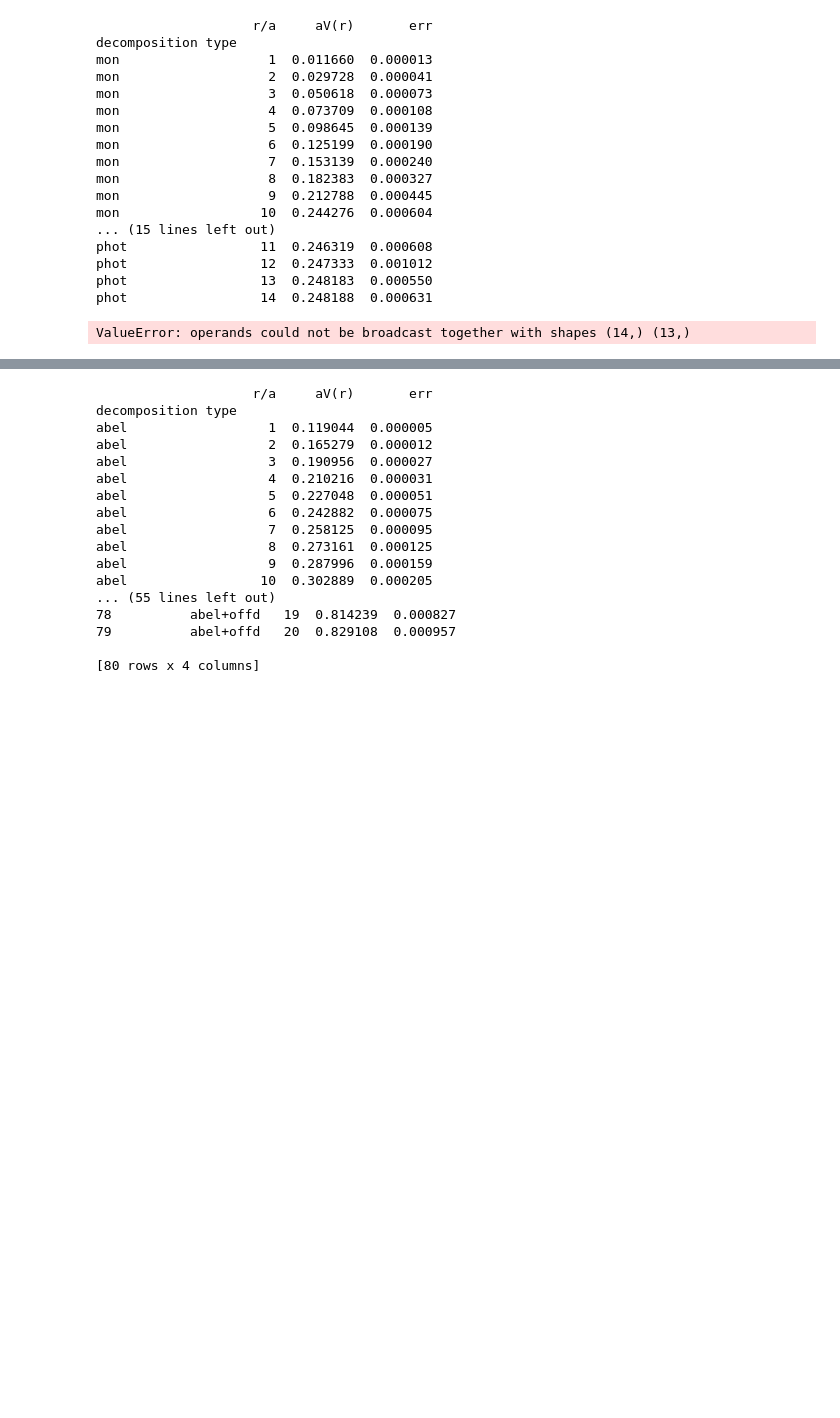
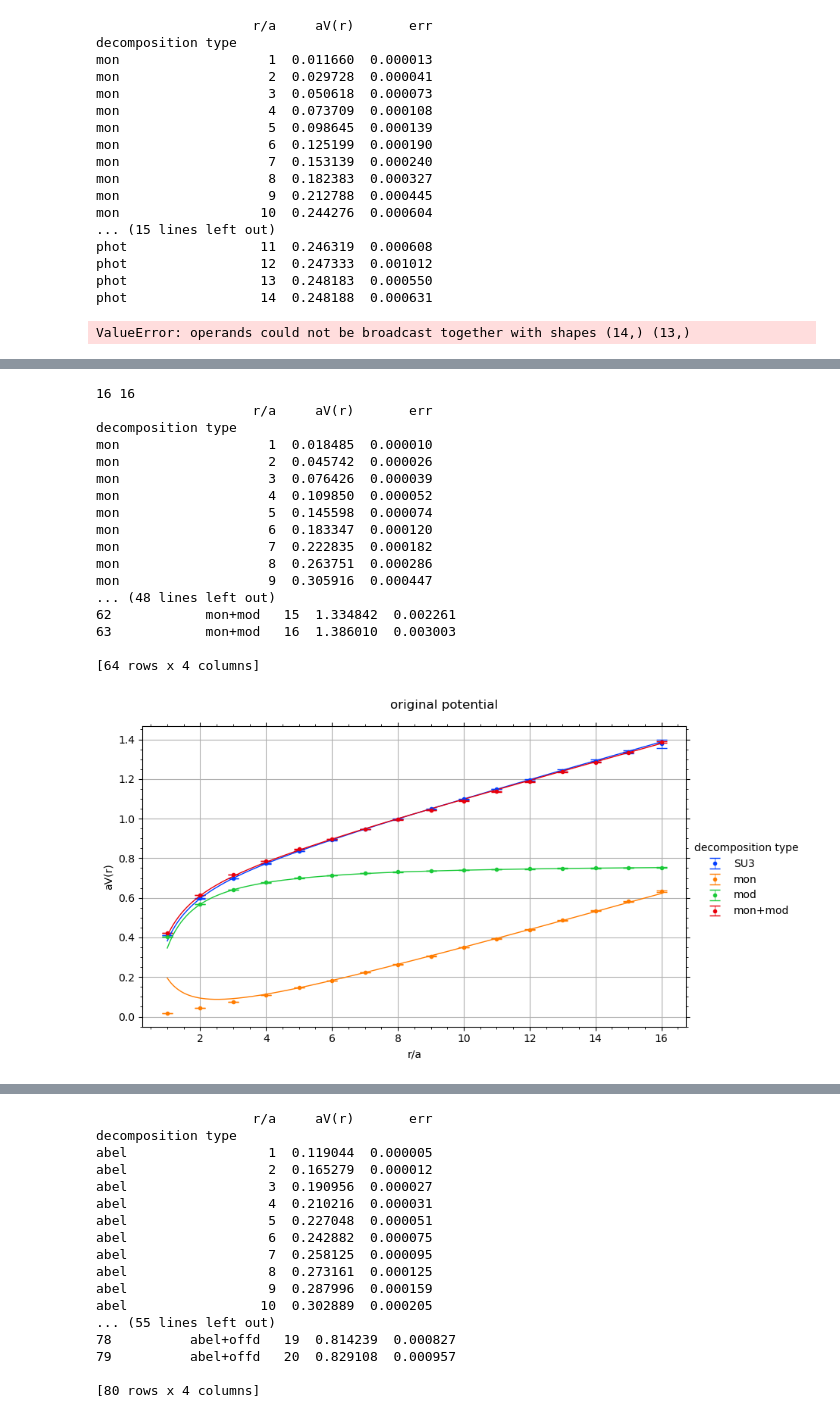
Before and after one commit to ilyakudrov/observables, a Jupyter notebook: python_jupyter/potential/potential_decomposition.ipynb, the cells around one changed output, grey strips where cells are left out. Saved outputs shown, nothing was run; the diff lists cells and outputs as text; code cells hidden in the pictures; blank space fills up the shorter version.

```diff
--- a/python_jupyter/potential/potential_decomposition.ipynb
+++ b/python_jupyter/potential/potential_decomposition.ipynb
@@ -361,3 +381,24 @@ mon                  10  0.170651  0.000499
 
 [64 rows x 4 columns]
 [figure]
+# %%
+potential_decomposition_su3_mon_mod('32^4', 32, 32, 6.0, 'steps_0/copies=20', 31, copy=0)
+# %% [output]
+16 16
+                    r/a     aV(r)       err
+decomposition type
+mon                   1  0.018485  0.000010
+mon                   2  0.045742  0.000026
+mon                   3  0.076426  0.000039
+mon                   4  0.109850  0.000052
+mon                   5  0.145598  0.000074
+mon                   6  0.183347  0.000120
+mon                   7  0.222835  0.000182
+mon                   8  0.263751  0.000286
+mon                   9  0.305916  0.000447
+... (48 lines left out)
+62            mon+mod   15  1.334842  0.002261
+63            mon+mod   16  1.386010  0.003003
+
+[64 rows x 4 columns]
+[figure, added]
```
Also changed, not shown: parts of 14 cells of this notebook, 2 other files.
